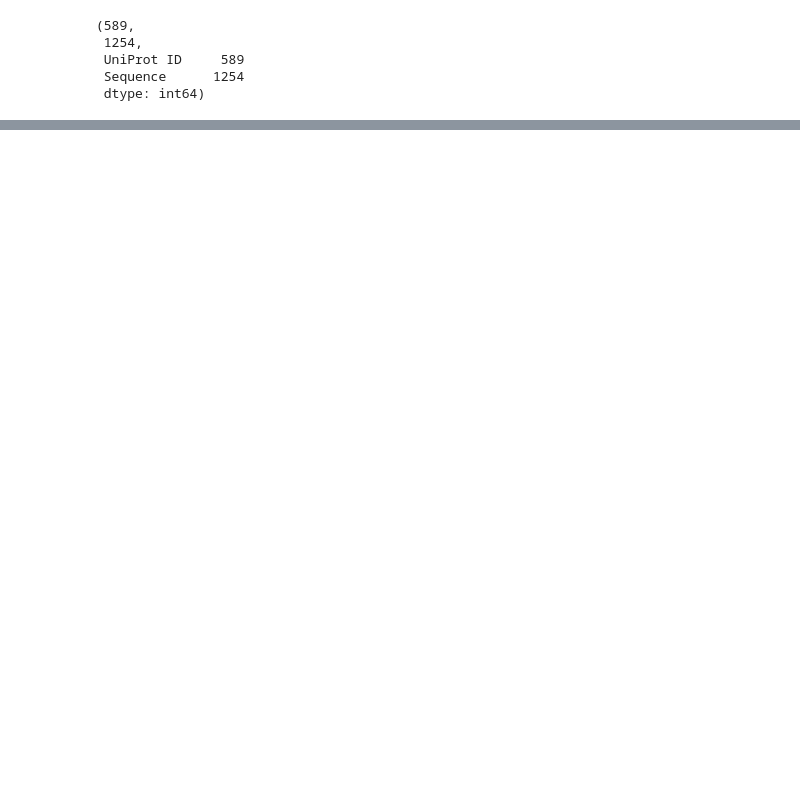
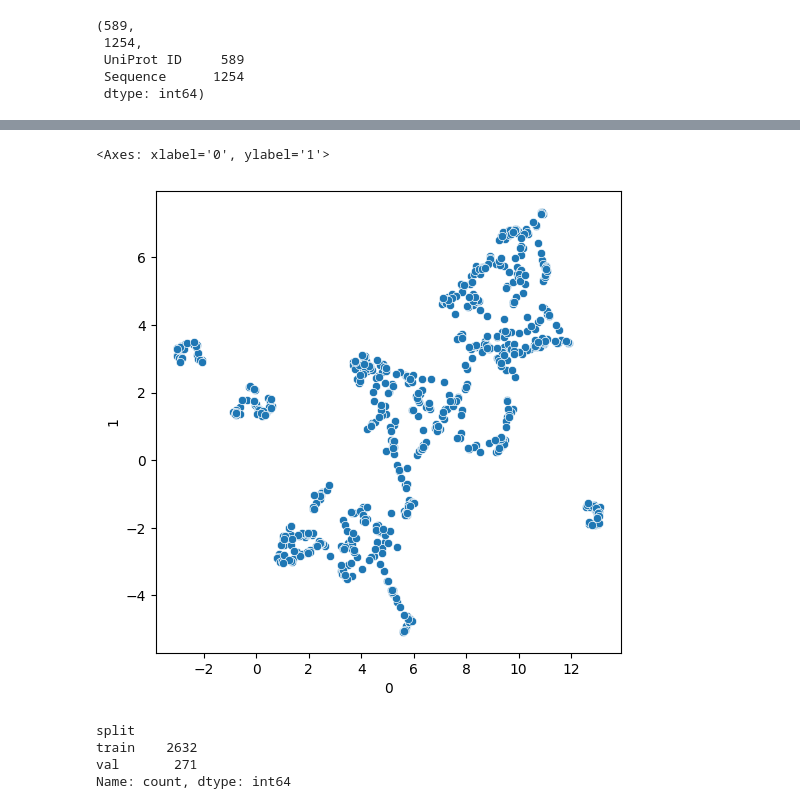
Before and after one commit to nonseanr/BioXML-Hack, a Jupyter notebook: explore.ipynb, the cells around one changed output, grey strips where cells are left out. Drawn from its saved outputs; the diff is of its cells as text; code cells hidden in the pictures; blank space fills up the shorter version.

```diff
--- a/explore.ipynb
+++ b/explore.ipynb
@@ -132,0 +177,19 @@ RuntimeError: MPS backend out of memory (MPS allocated: 60.15 GB, other allocati
+# %%
+sm_enc = SmallMoleculeEncoder(config_path="ibm/MoLFormer-XL-both-10pct", out_dim=256)
+sm_enc.model = sm_enc.model.to(device)
+sm_enc.out = sm_enc.out.to(device)
+
+# freeze weights
+for param in sm_enc.model.parameters():
+    param.requires_grad = False
+# %%
+sm_emb = sm_enc.get_repr(list(sm2receptor['SMILES'].unique()), batch_size=16, verbose=True).numpy(force=True)
+# %%
+u = umap.UMAP(n_neighbors=10).fit_transform(sm_emb)
+u = pd.DataFrame(u)
+# %%
+fig, ax = plt.subplots(1, 1, figsize=(6,6))
+sns.scatterplot(u, x=0, y=1, ax=ax)
+# %% [output]
+<Axes: xlabel='0', ylabel='1'>
+[figure, added]
@@ -132,0 +234,12 @@ RuntimeError: MPS backend out of memory (MPS allocated: 60.15 GB, other allocati
+# %%
+all_smiles = sorted(merged['SMILES'].unique(), key=lambda x: np.random.rand())
+# hold out 10% for testing
+train_smiles = all_smiles[:int(len(all_smiles)*0.9)]
+merged['split'] = 'train'
+merged.loc[~merged['SMILES'].isin(train_smiles), 'split'] = 'val'
+merged['split'].value_counts()
+# %% [output]
+split
+train    2632
+val       271
+Name: count, dtype: int64
```
Also changed, not shown: parts of 24 cells of this notebook, 10 other files.
